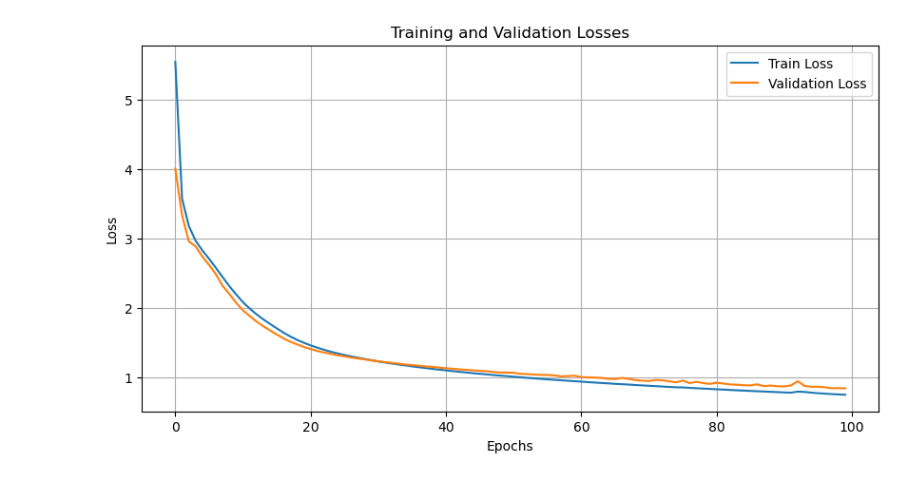
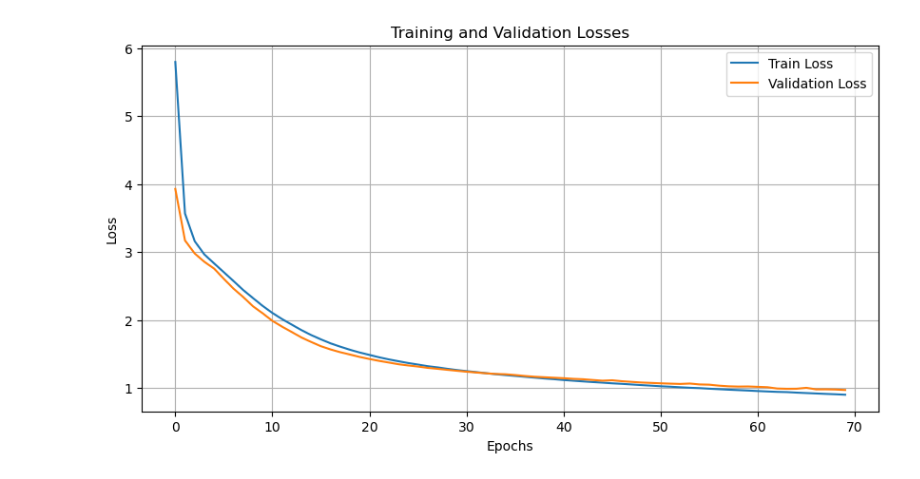
Before and after one commit to Lyce24/DLG_Final_Project, a Jupyter notebook: autoencoder_pipeline.ipynb, the cells around one changed output. Saved outputs shown, nothing was run; the diff lists cells and outputs as text; code cells hidden in the pictures.

```diff
--- a/autoencoder_pipeline.ipynb
+++ b/autoencoder_pipeline.ipynb
@@ -77,9 +70,9 @@ if ae_type == "mcaae":
         input_dim_cd=CD_BINARY.shape[1] + CD_NUMERIC.shape[1],
         hidden_dim=hidden_dim,
         latent_dim=latent_dim,
-        num_heads=4,
-        dropout=0.3,
-        num_layers=2
+        num_heads=num_heads,
+        dropout=dropout,
+        num_layers=num_layers,
     ).to(device)
 
 elif ae_type == "msaae" or ae_type == "gmp":
@@ -95,7 +88,7 @@ elif ae_type == "msaae" or ae_type == "gmp":
 else:
     raise ValueError("Invalid model type. Choose 'multimodal' or 'autoencoder'.")
 # %%
-num_epochs = 100
+num_epochs = 70
 learning_rate = 0.001
 alpha = 0.4
 l2_lambda = 1e-4
@@ -155,4 +148,4 @@ Best model updated at epoch 100 with val loss: 0.8416
-[figure, old version]
+[figure, new version]
 # %%
 y_os = data_labels['OS_MONTHS']
 y_status = data_labels['OS_STATUS']
```
Also changed, not shown: parts of 4 cells of this notebook, 1 other file.
